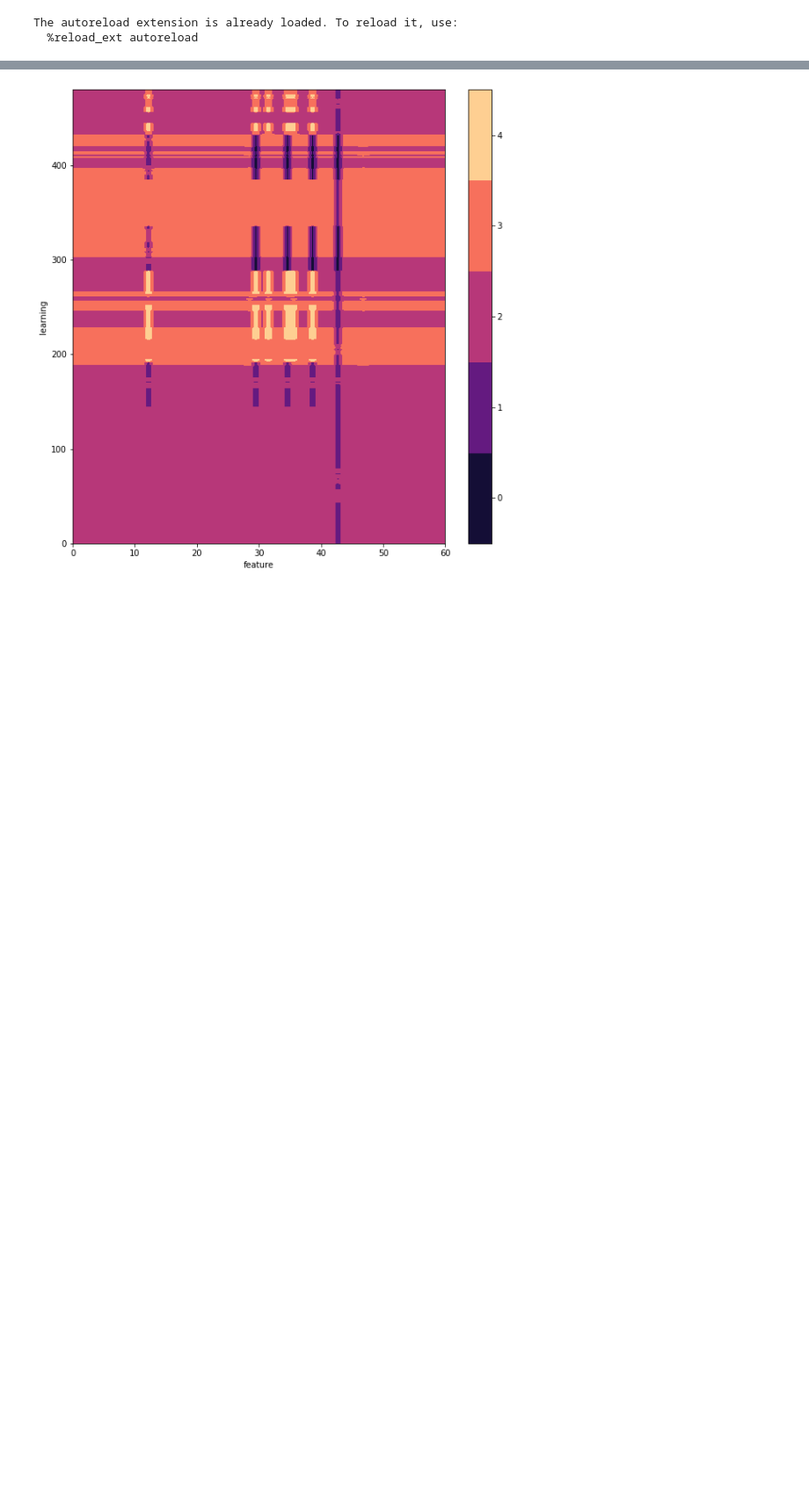
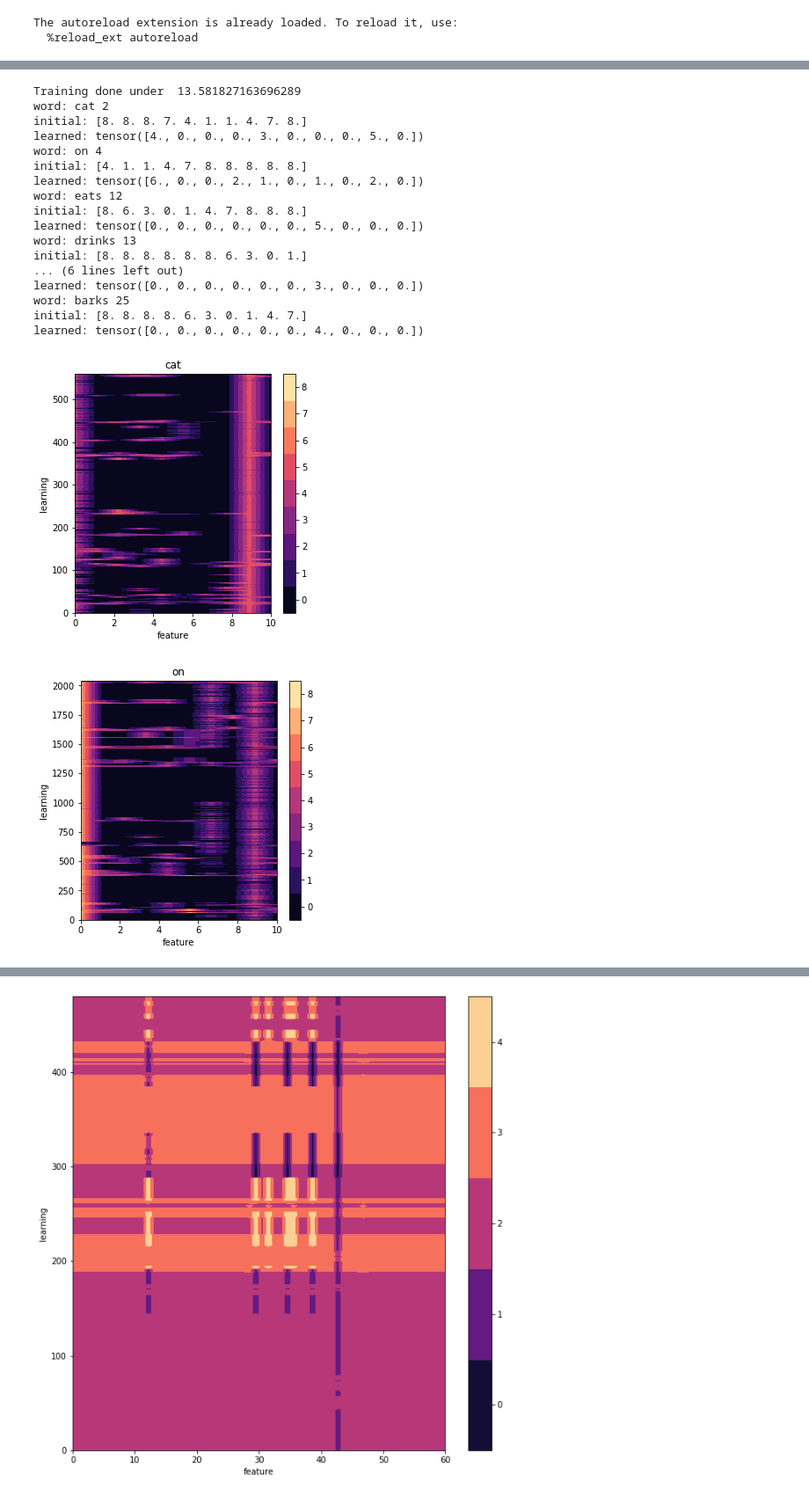
Before and after one commit to caleblu/18847_spring_2020, a Jupyter notebook: project/rstdp.ipynb, the cells around one changed output, grey strips where cells are left out. Shown at 88% size. Saved outputs shown, nothing was run; the diff lists cells and outputs as text; code cells hidden in the pictures; blank space fills up the shorter version.

```diff
--- a/project/rstdp.ipynb
+++ b/project/rstdp.ipynb
@@ -87,7 +99,7 @@ idx2spike:  [[8. 8. 8. 8. 8. 8. 8. 7. 4. 1.]
 # %%
 #possibly don't need this if using Gaussian encoding
-spike_input = np.array([np.hstack((s,3-s)) for s in spike_input])
-length = 6
+# spike_input = np.array([np.hstack((s,3-s)) for s in spike_input])
+# length = 6
 # %%
 print(spike_input.shape)
 print(corpus.dictionary.idx2word[output[7]])
@@ -101,15 +113,15 @@ the
 from columns import Column1, Column, SynDataset
 
 voc_size = len(corpus.dictionary.idx2word) #vocabulary size: number of unique words
-kwta1 = int(num_neurons/2)                   # maximum number of firing neurons for each column of the first layer
+kwta1 = int(num_neurons-5)                   # maximum number of firing neurons for each column of the first layer
 kwta2 = 8          # maximum number of firing neurons for the second layer
-threshold1 = 8 # Firing threshold for the first layer columns
-threshold2 = 8 # Firing threshold for the second layer
+threshold1 = 24 # Firing threshold for the first layer columns
+threshold2 = 24 # Firing threshold for the second layer
 
 
 column1 = Column1(num_neurons, threshold1, kwta1, 0, rf_size, length, timesteps)
 column2 = Column(num_neurons, threshold2, kwta2,0,rf_size,num_neurons, timesteps)
-dataset = SynDataset(corpus,spike_input, input,  output, timesteps, ['dog','cat','sits'])
+dataset = SynDataset(corpus,spike_input, input,  output, timesteps,['cat','dog','eats','drinks','on','purrs','barks'])
 
 #zero-initialize the learned representation
 #the learned representation for word with index i: R[:, :, i] with size (timesteps x length of the final encoding) -->{0,1}
@@ -189,0 +139,37 @@ tensor([[2., 0., 2.],
+# %%
+from SpykeTorch import snn
+from columns import train_rstdp
+
+num_epochs = 10
+
+result, result_label, R1 = train_rstdp(dataset, column1, column2, num_neurons, num_epochs, R)
+labels = np.unique(result_label)
+for l in labels:
+    print('word:', corpus.dictionary.idx2word[int(l)], int(l))
+    print('initial:',corpus.dictionary.idx2spike[int(l),:])
+    print('learned:', torch.sum(R, dim=0)[:,int(l)])
+
+for l in labels:
+    plot_mesh(result[result_label==l,:])
+    plt.title(corpus.dictionary.idx2word[int(l)])
+    plt.show()
+# %% [output]
+Training done under  13.581827163696289
+word: cat 2
+initial: [8. 8. 8. 7. 4. 1. 1. 4. 7. 8.]
+learned: tensor([4., 0., 0., 0., 3., 0., 0., 0., 5., 0.])
+word: on 4
+initial: [4. 1. 1. 4. 7. 8. 8. 8. 8. 8.]
+learned: tensor([6., 0., 0., 2., 1., 0., 1., 0., 2., 0.])
+word: eats 12
+initial: [8. 6. 3. 0. 1. 4. 7. 8. 8. 8.]
+learned: tensor([0., 0., 0., 0., 0., 0., 5., 0., 0., 0.])
+word: drinks 13
+initial: [8. 8. 8. 8. 8. 8. 6. 3. 0. 1.]
+... (6 lines left out)
+learned: tensor([0., 0., 0., 0., 0., 0., 3., 0., 0., 0.])
+word: barks 25
+initial: [8. 8. 8. 8. 6. 3. 0. 1. 4. 7.]
+learned: tensor([0., 0., 0., 0., 0., 0., 4., 0., 0., 0.])
+[figure, added]
+[figure, added]
```
Also changed, not shown: parts of 13 cells of this notebook, 3 other files.
